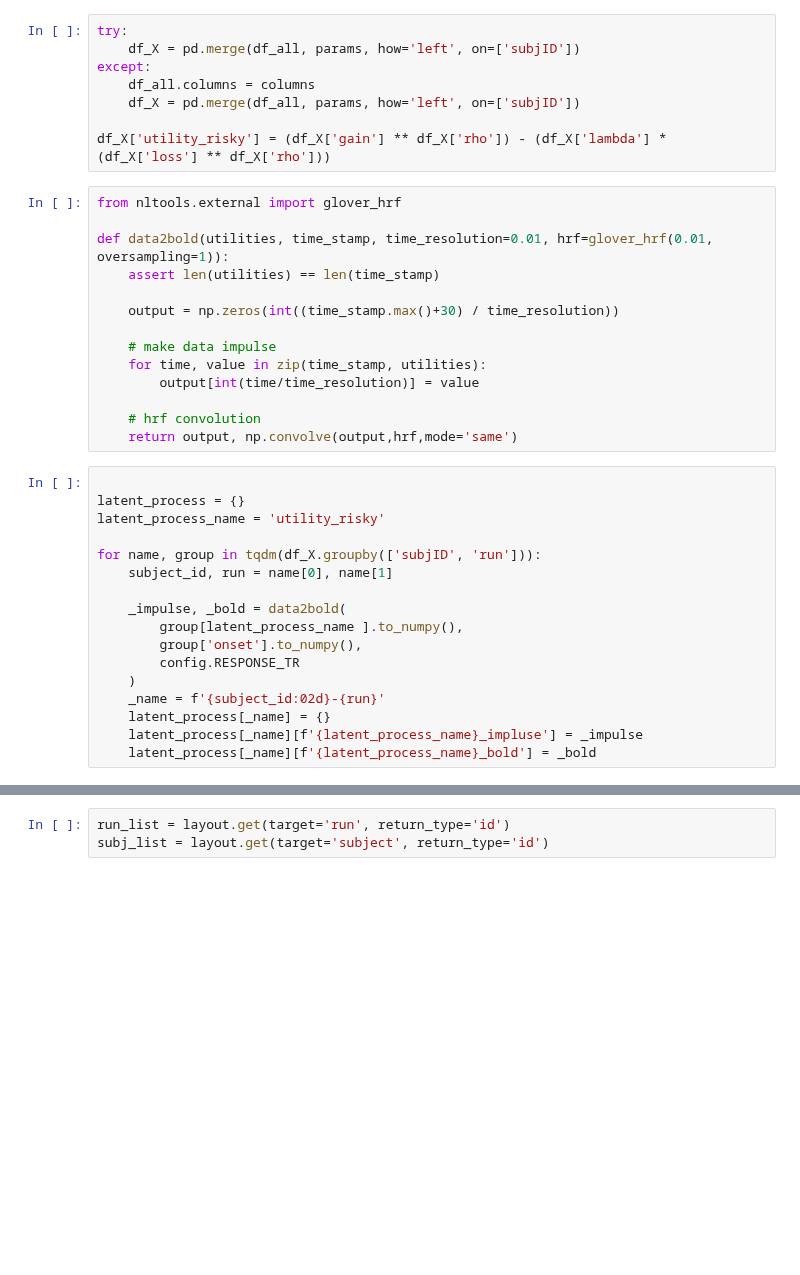
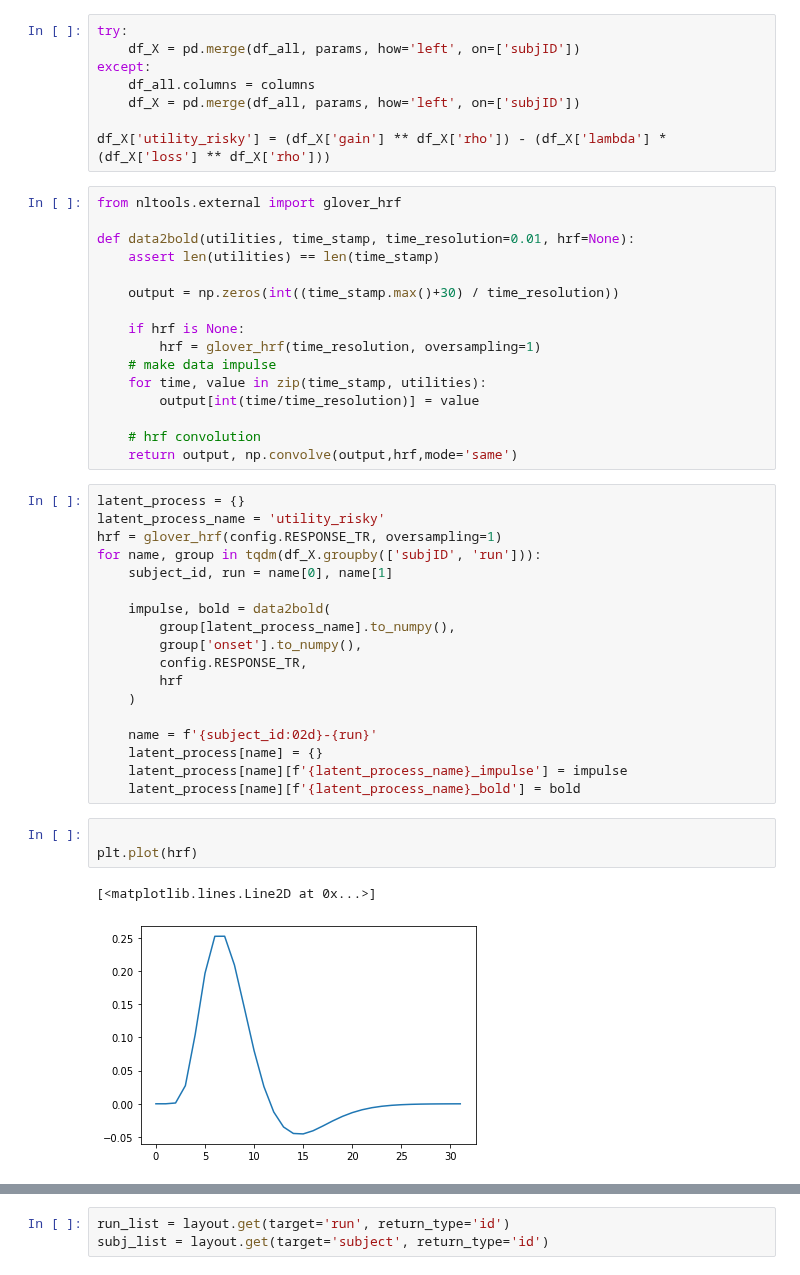
Before and after one commit to CCS-Lab/project_model_based_fmri, a Jupyter notebook: examples/1stlevel_analysis.ipynb, the cells around one changed output, grey strips where cells are left out. Cells and saved outputs as stored; diff of their text form; blank space fills up the shorter version.

```diff
--- a/examples/1stlevel_analysis.ipynb
+++ b/examples/1stlevel_analysis.ipynb
@@ -108,11 +128,13 @@ df_X['utility_risky'] = (df_X['gain'] ** df_X['rho']) - (df_X['lambda'] * (df_X[
 # %%
 from nltools.external import glover_hrf
 
-def data2bold(utilities, time_stamp, time_resolution=0.01, hrf=glover_hrf(0.01, oversampling=1)):
+def data2bold(utilities, time_stamp, time_resolution=0.01, hrf=None):
     assert len(utilities) == len(time_stamp)
 
     output = np.zeros(int((time_stamp.max()+30) / time_resolution))
 
+    if hrf is None:
+        hrf = glover_hrf(time_resolution, oversampling=1)
     # make data impulse
     for time, value in zip(time_stamp, utilities):
         output[int(time/time_resolution)] = value
@@ -120,19 +142,26 @@ def data2bold(utilities, time_stamp, time_resolution=0.01, hrf=glover_hrf(0.01,
     # hrf convolution
     return output, np.convolve(output,hrf,mode='same')
 # %%
-
 latent_process = {}
 latent_process_name = 'utility_risky'
-
+hrf = glover_hrf(config.RESPONSE_TR, oversampling=1)
 for name, group in tqdm(df_X.groupby(['subjID', 'run'])):
     subject_id, run = name[0], name[1]
 
-    _impulse, _bold = data2bold(
-        group[latent_process_name ].to_numpy(),
+    impulse, bold = data2bold(
+        group[latent_process_name].to_numpy(),
         group['onset'].to_numpy(),
-        config.RESPONSE_TR
+        config.RESPONSE_TR,
+        hrf
     )
-    _name = f'{subject_id:02d}-{run}'
-    latent_process[_name] = {}
-    latent_process[_name][f'{latent_process_name}_impluse'] = _impulse
-    latent_process[_name][f'{latent_process_name}_bold'] = _bold
+
+    name = f'{subject_id:02d}-{run}'
+    latent_process[name] = {}
+    latent_process[name][f'{latent_process_name}_impulse'] = impulse
+    latent_process[name][f'{latent_process_name}_bold'] = bold
+# %%
+
+plt.plot(hrf)
+# %% [output]
+[<matplotlib.lines.Line2D at 0x...>]
+[figure, added]
```
Also changed, not shown: parts of 27 cells of this notebook, 6 other files.
